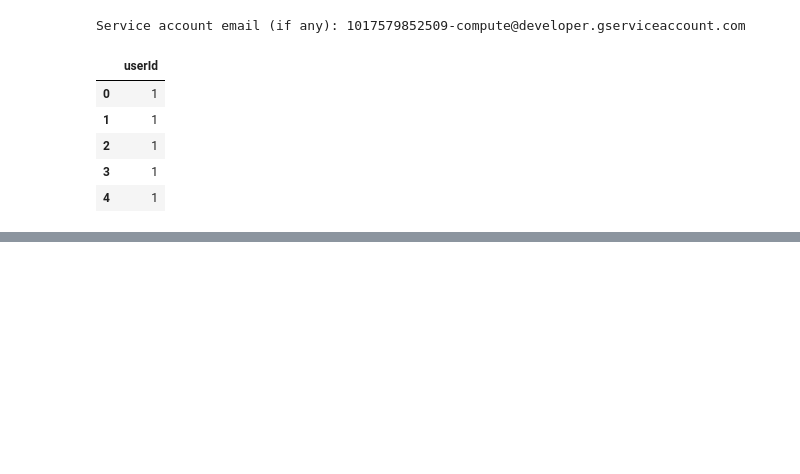
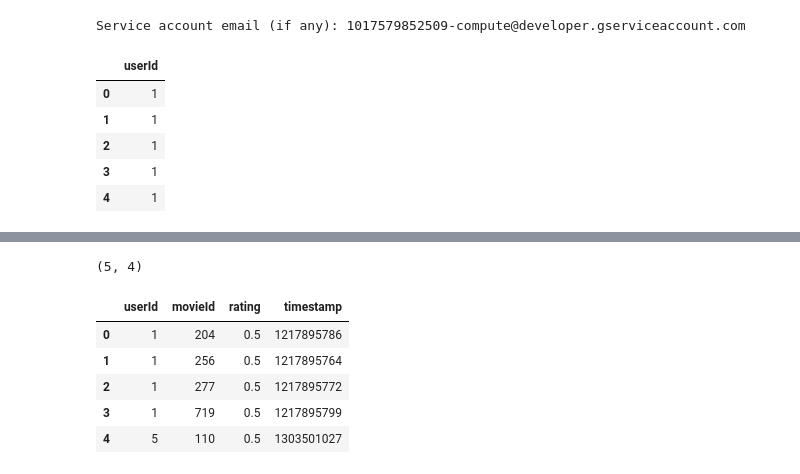
Before and after one commit to ifatmagamha/Personalized_Movie_Recommendation_System, a Jupyter notebook: Untitled.ipynb, the cells around one changed output, grey strips where cells are left out. Drawn from its saved outputs; the diff is of its cells as text; code cells hidden in the pictures; blank space fills up the shorter version.

```diff
--- a/Untitled.ipynb
+++ b/Untitled.ipynb
@@ -121,0 +137,22 @@ LIMIT 5
+# %%
+from google.cloud import bigquery
+from src.preprocessing import get_interactions
+
+client = bigquery.Client()
+
+interactions = get_interactions(
+    client,
+    min_user_ratings=5,
+    min_movie_ratings=20,
+    limit=5  # si tu veux tout (attention coût)
+)
+print(interactions.shape)
+interactions.head()
+# %% [output]
+(5, 4)
+|  | userId | movieId | rating | timestamp |
+| 0 | 1 | 204 | 0.5 | 1217895786 |
+| 1 | 1 | 256 | 0.5 | 1217895764 |
+| 2 | 1 | 277 | 0.5 | 1217895772 |
+| 3 | 1 | 719 | 0.5 | 1217895799 |
+| 4 | 5 | 110 | 0.5 | 1303501027 |
```
Also changed, not shown: parts of 5 cells of this notebook, 14 other files.
